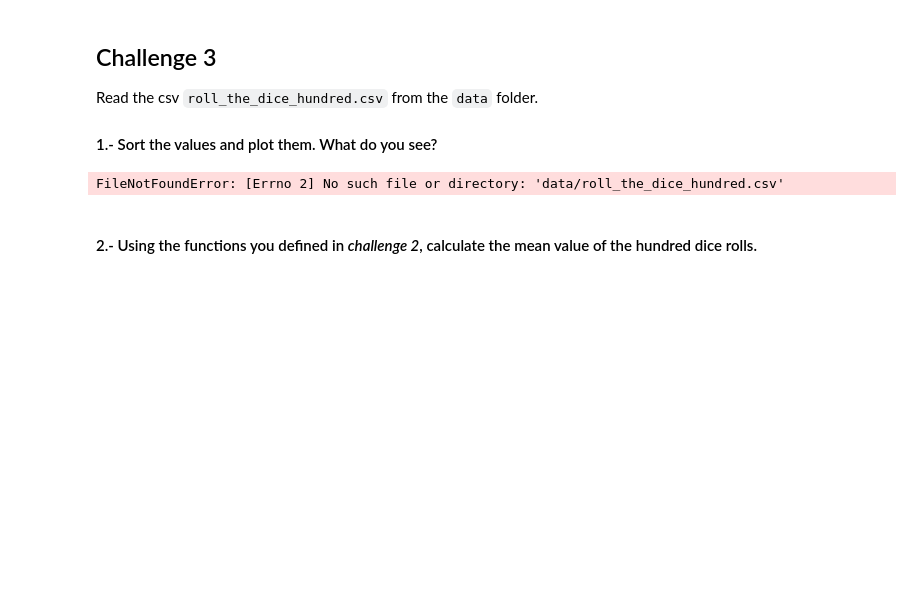
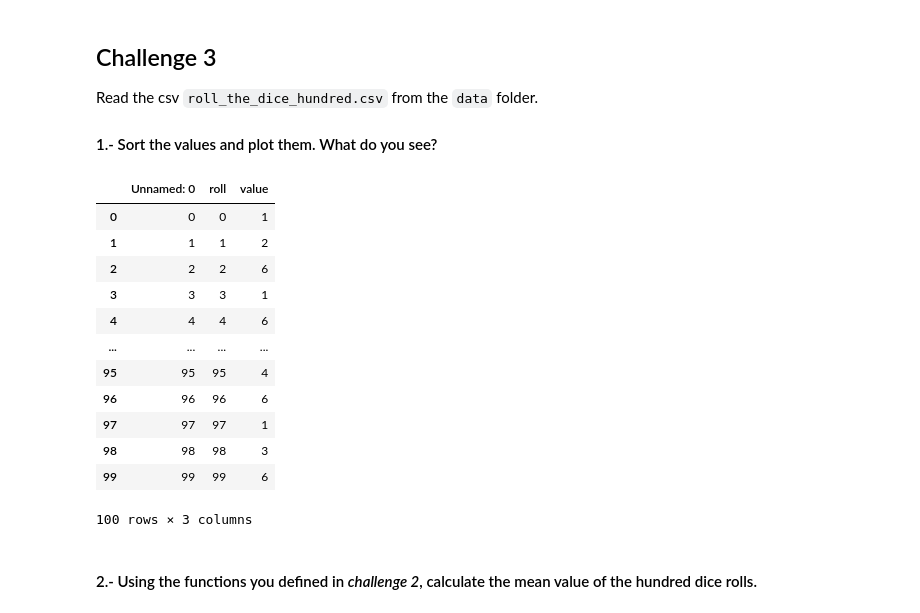
Before and after one commit to eleluqrey/dataptmad0923_labs, a Jupyter notebook: module-2/understanding-descriptive-stats/your-code/main.ipynb, the cells around one changed output. Saved outputs shown, nothing was run; the diff lists cells and outputs as text; code cells hidden in the pictures; blank space fills up the shorter version.

```diff
--- a/module-2/understanding-descriptive-stats/your-code/main.ipynb
+++ b/module-2/understanding-descriptive-stats/your-code/main.ipynb
@@ -172,10 +172,22 @@ Read the csv `roll_the_dice_hundred.csv` from the `data` folder.
 # %%
 # your code here
 # %%
-roll_the_dice_hundred = pd.read_csv('data/roll_the_dice_hundred.csv')
+roll_the_dice_hundred = pd.read_csv('../data/roll_the_dice_hundred.csv')
 roll_the_dice_hundred
 # %% [output]
+|  | Unnamed: 0 | roll | value |
+| 0 | 0 | 0 | 1 |
+| 1 | 1 | 1 | 2 |
+| 2 | 2 | 2 | 6 |
+| 3 | 3 | 3 | 1 |
+| 4 | 4 | 4 | 6 |
+| ... | ... | ... | ... |
+| 95 | 95 | 95 | 4 |
+| 96 | 96 | 96 | 6 |
+| 97 | 97 | 97 | 1 |
+| 98 | 98 | 98 | 3 |
+| 99 | 99 | 99 | 6 |
-FileNotFoundError: [Errno 2] No such file or directory: 'data/roll_the_dice_hundred.csv'
+100 rows × 3 columns
 # %%
 """
 your comments here
```
Also changed, not shown: parts of 31 cells of this notebook, 3 other files.
